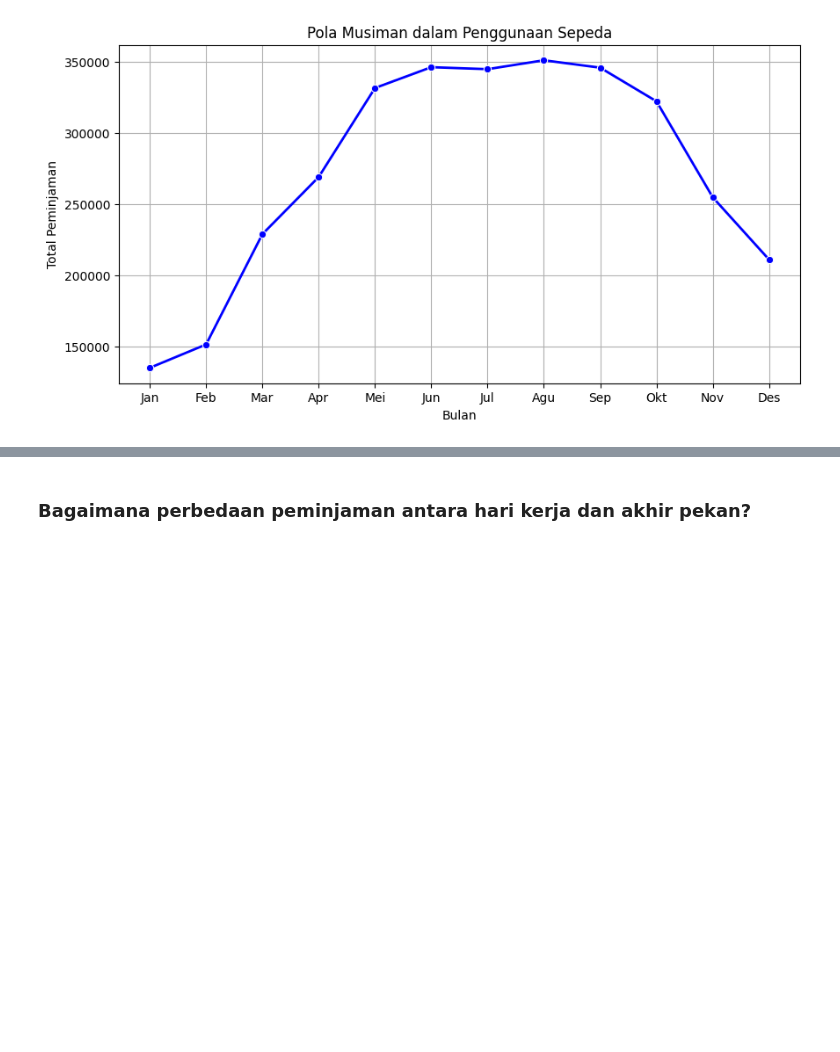
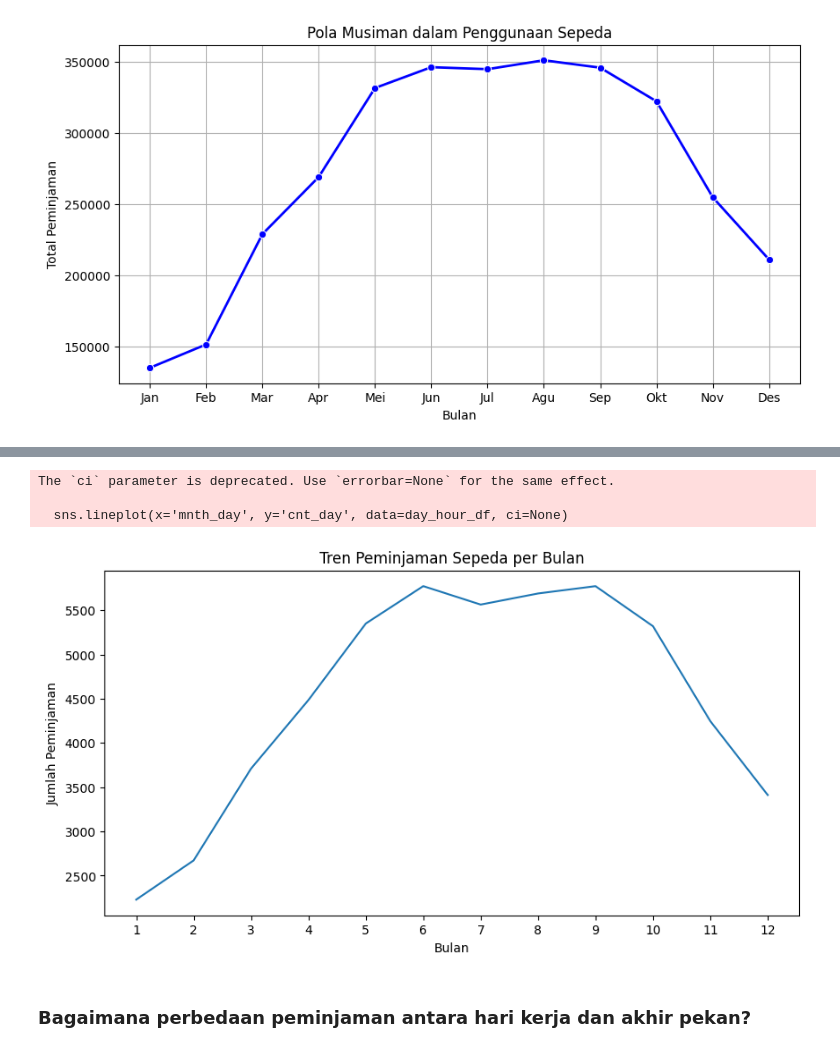
Before and after one commit to nicholasanayaputra/submission-analisa-data-dicoding, a Jupyter notebook: Proyek_Analisis_Data.ipynb, the cells around one changed output, grey strips where cells are left out. Drawn from its saved outputs; the diff is of its cells as text; code cells hidden in the pictures; blank space fills up the shorter version.

```diff
--- a/Proyek_Analisis_Data.ipynb
+++ b/Proyek_Analisis_Data.ipynb
@@ -368,3 +383,16 @@ plt.show()
+# %%
+plt.figure(figsize=(10, 5))
+sns.lineplot(x='mnth_day', y='cnt_day', data=day_hour_df, ci=None)
+plt.title('Tren Peminjaman Sepeda per Bulan')
+plt.xlabel('Bulan')
+plt.ylabel('Jumlah Peminjaman')
+plt.xticks(range(1, 13))
+plt.show()
+# %% [output]
+The `ci` parameter is deprecated. Use `errorbar=None` for the same effect.
+
+  sns.lineplot(x='mnth_day', y='cnt_day', data=day_hour_df, ci=None)
+[figure, added]
 # %% [markdown]
 ### Bagaimana perbedaan peminjaman antara hari kerja dan akhir pekan?
 # %%
```
Also changed, not shown: parts of 12 cells of this notebook, 1 other file.
